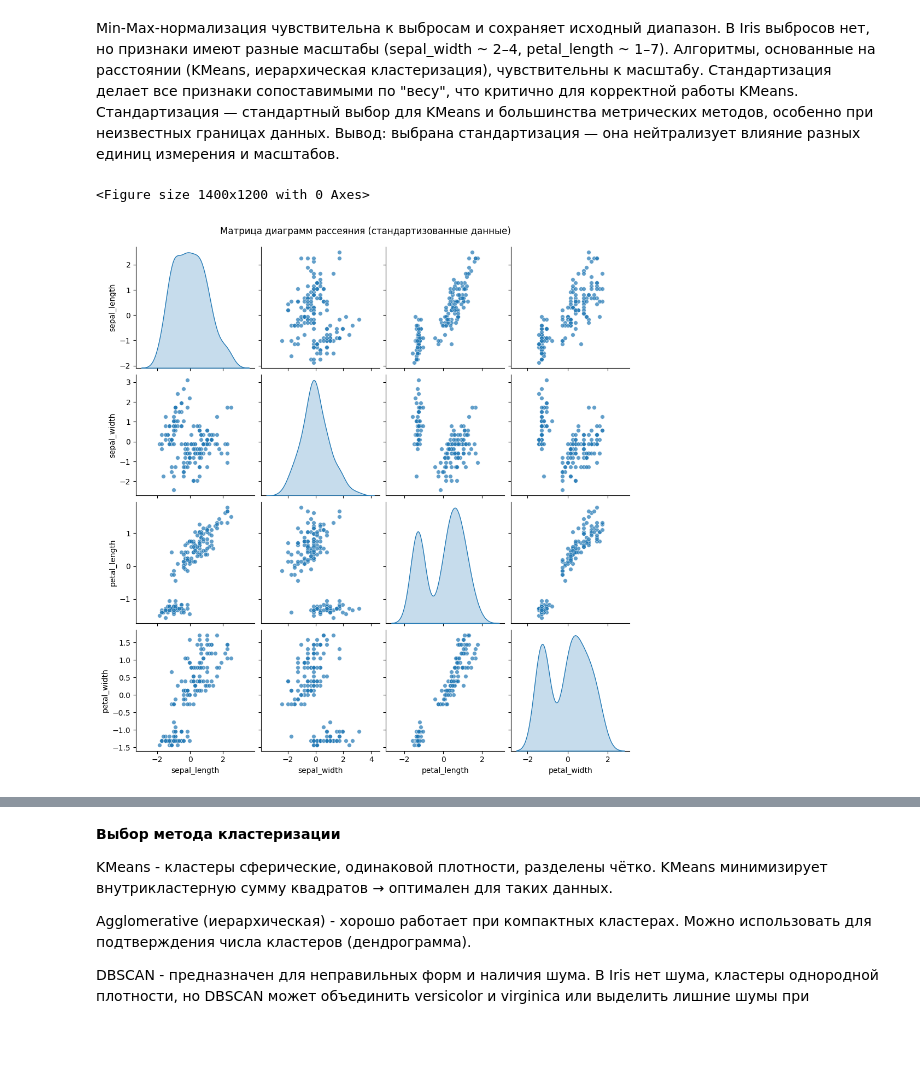
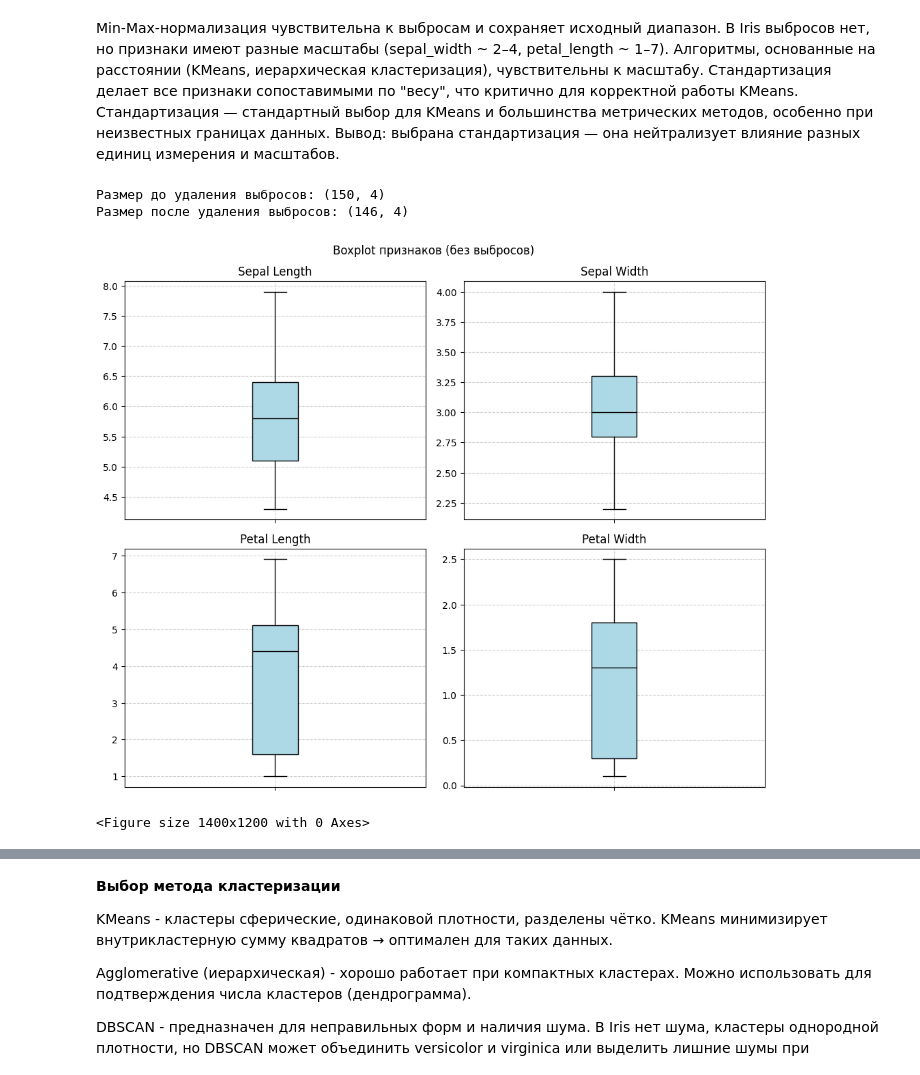
Before and after one commit to moorrriii/machine_learning, a Jupyter notebook: lab4.ipynb, the cells around one changed output, grey strips where cells are left out. Saved outputs shown, nothing was run; the diff lists cells and outputs as text; code cells hidden in the pictures; blank space fills up the shorter version.

```diff
--- a/lab4.ipynb
+++ b/lab4.ipynb
@@ -180,22 +180,63 @@ Petal Width: Setosa < 0.5, остальные > 1.0 — мощный дискр
 # %% [markdown]
 Min-Max-нормализация чувствительна к выбросам и сохраняет исходный диапазон. В Iris выбросов нет, но признаки имеют разные масштабы (sepal_width ~ 2–4, petal_length ~ 1–7). Алгоритмы, основанные на расстоянии (KMeans, иерархическая кластеризация), чувствительны к масштабу. Стандартизация делает все признаки сопоставимыми по "весу", что критично для корректной работы KMeans. Стандартизация — стандартный выбор для KMeans и большинства метрических методов, особенно при неизвестных границах данных. Вывод: выбрана стандартизация — она нейтрализует влияние разных единиц измерения и масштабов.
 # %%
+def get_outlier_mask_iqr(df, multiplier=1.5):
+    mask = pd.Series([True] * len(df), index=df.index)
+    for col in df.columns:
+        Q1 = df[col].quantile(0.25)
+        Q3 = df[col].quantile(0.75)
+        IQR = Q3 - Q1
+        lower_bound = Q1 - multiplier * IQR
+        upper_bound = Q3 + multiplier * IQR
+        col_mask = (df[col] >= lower_bound) & (df[col] <= upper_bound)
+        mask = mask & col_mask
+    return mask
+
+outlier_mask = get_outlier_mask_iqr(X, multiplier=1.5)
+X_clean = X[outlier_mask].reset_index(drop=True)
+y_clean = y_true[outlier_mask].reset_index(drop=True)
+
+print(f"Размер до удаления выбросов: {X.shape}")
+print(f"Размер после удаления выбросов: {X_clean.shape}")
+
+fig, axes = plt.subplots(2, 2, figsize=(10, 8))
+axes = axes.flatten()
+
+for i, col in enumerate(X_clean.columns):
+    axes[i].boxplot(
+        X_clean[col],
+        patch_artist=True,
+        boxprops=dict(facecolor='lightblue'),
+        medianprops=dict(color='black'),  # улучшаем читаемость медианы
+        whiskerprops=dict(color='black'),
+        capprops=dict(color='black'),
+        flierprops=dict(marker='o', markerfacecolor='red', markersize=4, alpha=0.6)  # если вдруг остались
+    )
+    axes[i].set_title(col.replace('_', ' ').title())
+    axes[i].grid(True, linestyle='--', alpha=0.6)
+    axes[i].set_xticklabels([])
+
+plt.tight_layout()
+plt.suptitle("Boxplot признаков (без выбросов)", y=1.02)
+plt.show()
+
 scaler = StandardScaler()
-df_scaled = scaler.fit_transform(X)
-df_scaled = pd.DataFrame(df_scaled, columns=X.columns)
-
-df_scaled['species'] = y_true.values
+df_scaled = scaler.fit_transform(X_clean)
+df_scaled = pd.DataFrame(df_scaled, columns=X_clean.columns)
+df_scaled['species'] = y_clean.values
 
 plt.figure(figsize=(14, 12))
 sns.pairplot(
     df_scaled,
-    #hue='species',
+    # hue='species',
     diag_kind='kde',
     plot_kws={'s': 30, 'alpha': 0.7},
     height=2.5
 )
-plt.suptitle('Матрица диаграмм рассеяния (стандартизованные данные)', y=1.02)
+plt.suptitle('Матрица диаграмм рассеяния (стандартизованные данные, без выбросов)', y=1.02)
 plt.show()
 # %% [output]
-<Figure size 1400x1200 with 0 Axes>
+Размер до удаления выбросов: (150, 4)
+Размер после удаления выбросов: (146, 4)
-[figure, old version]
+[figure, new version]
+<Figure size 1400x1200 with 0 Axes>
```
Also changed, not shown: parts of 6 cells of this notebook.
